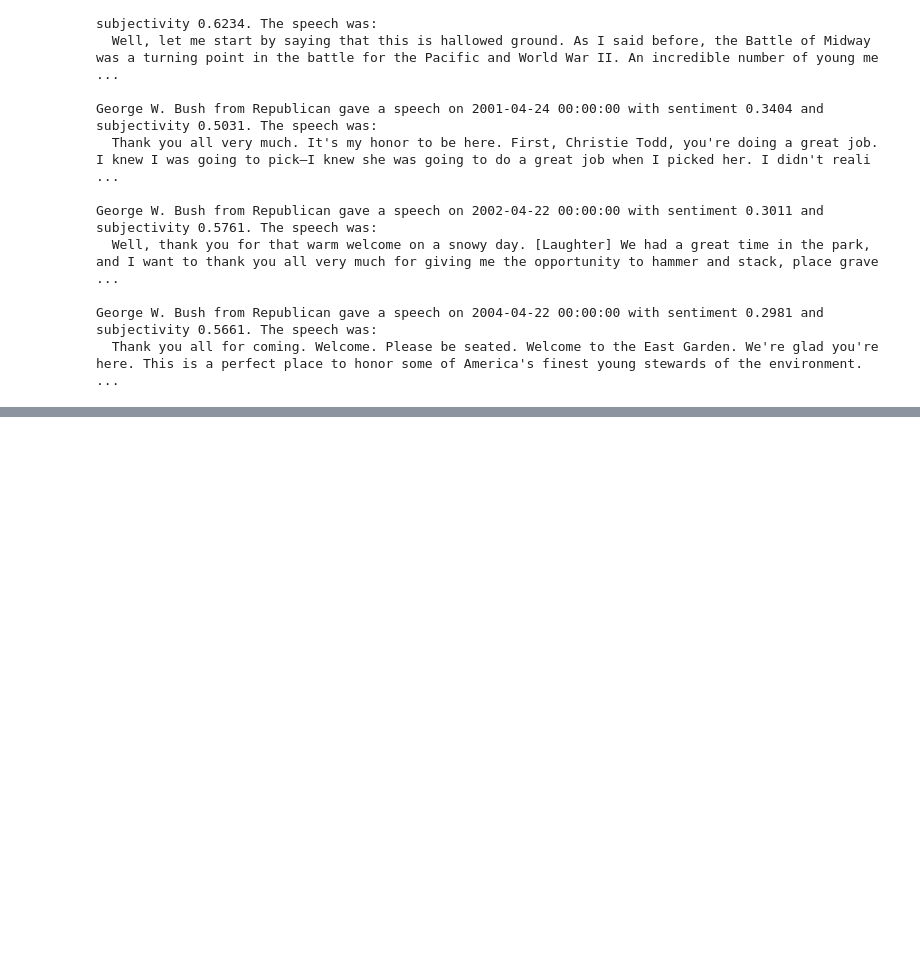
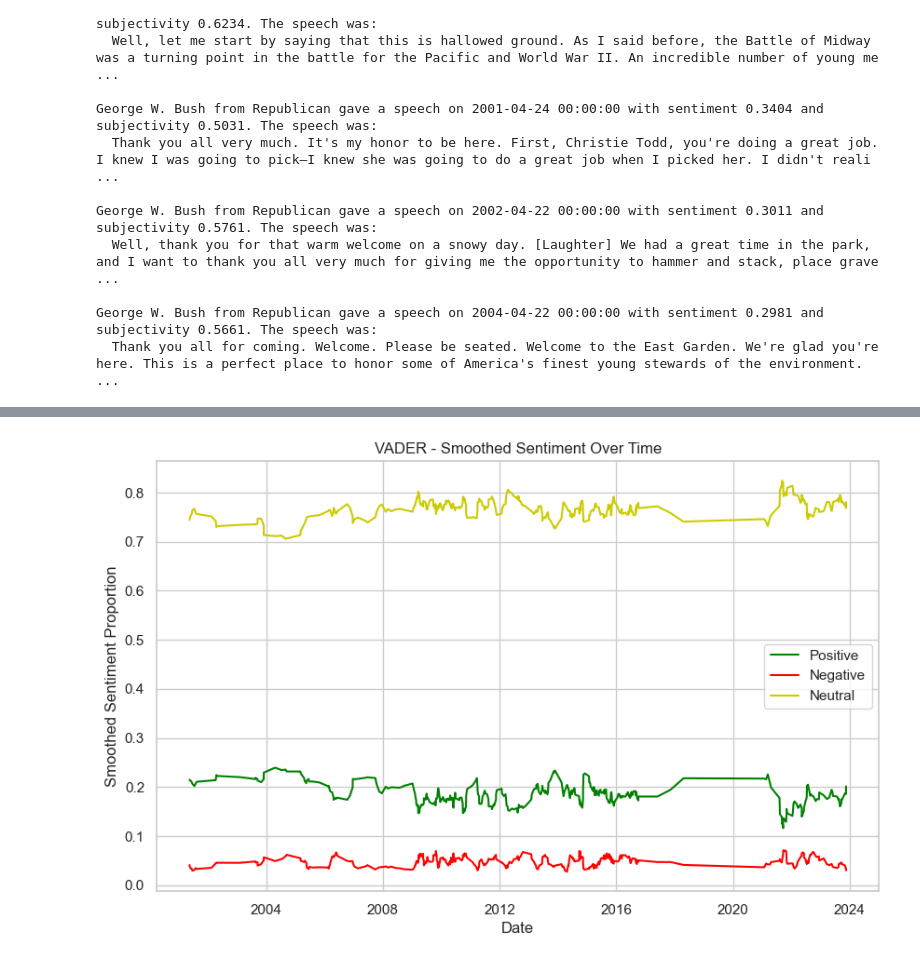
Before and after one commit to Alvaroguijarro97/text_as_data_final_project, a Jupyter notebook: sentiment_evaluation.ipynb, the cells around one changed output, grey strips where cells are left out. Saved outputs shown, nothing was run; the diff lists cells and outputs as text; code cells hidden in the pictures; blank space fills up the shorter version.

```diff
--- a/sentiment_evaluation.ipynb
+++ b/sentiment_evaluation.ipynb
@@ -185,0 +199,30 @@ George W. Bush from Republican gave a speech on 2004-04-22 00:00:00 with sentime
+# %%
+### Now, let's plot the distribution of negative, positive and neutral words in the text. Let's use a 7-day mean to smooth the curve
+
+daily_sentiment = (
+    df_sentiment_VADER.groupby(["date"])[["pos", "neg", "neu"]]
+    .mean()
+    .reset_index()
+    .sort_values("date")
+)
+
+rolling_window_size = 7  # Adjust for diferent mean periods
+for col in ["pos", "neg", "neu"]:
+    daily_sentiment[f"smoothed_{col}"] = daily_sentiment[col].rolling(window=rolling_window_size).mean()
+
+# Plotting
+plt.figure(figsize=(10, 6))
+
+# Plot the smoothed lines for each sentiment
+sns.lineplot(x="date", y="smoothed_pos", data=daily_sentiment, label="Positive", color='green')
+sns.lineplot(x="date", y="smoothed_neg", data=daily_sentiment, label="Negative", color='red')
+sns.lineplot(x="date", y="smoothed_neu", data=daily_sentiment, label="Neutral", color='#CCCC00')
+
+# Formatting
+plt.title("VADER - Smoothed Sentiment Over Time")
+plt.xlabel("Date")
+plt.ylabel("Smoothed Sentiment Proportion")
+plt.legend()
+plt.show()
+# %% [output]
+[figure, added]
```
Also changed, not shown: parts of 8 cells of this notebook.
